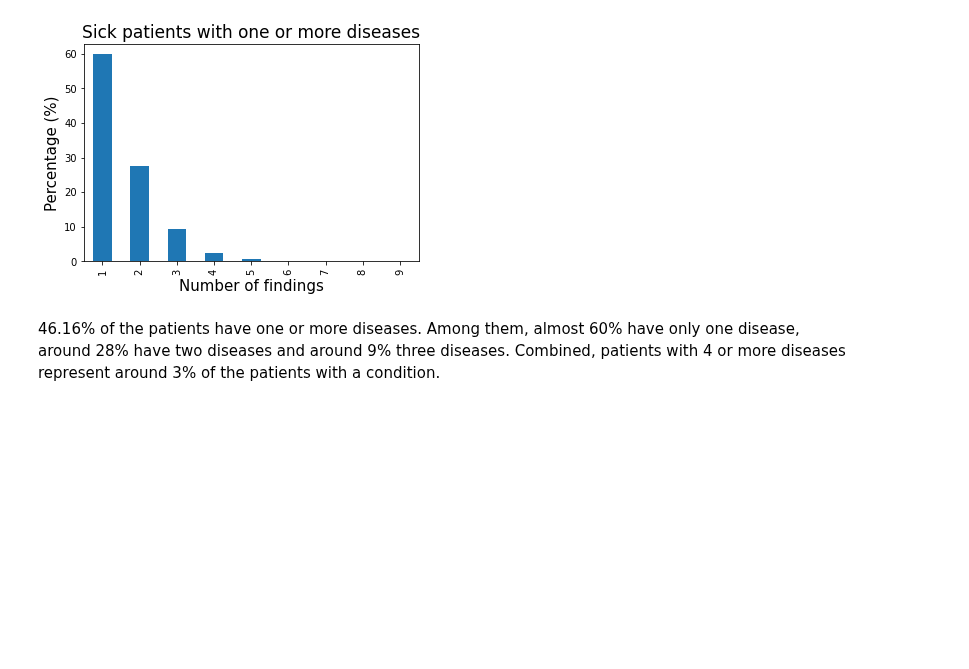
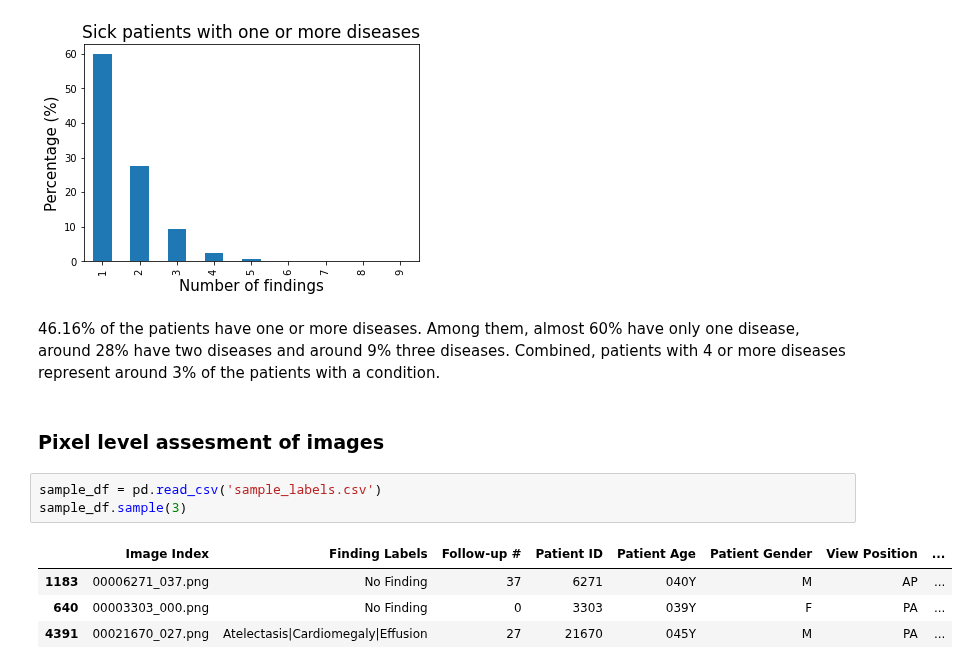
Before and after one commit to pdagger/AI_Healthcare_Projects, a Jupyter notebook: Pneumonia_Detection_Chest_X-Rays/EDA.ipynb, the cells around one changed output. Drawn from its saved outputs; the diff is of its cells as text; blank space fills up the shorter version.

```diff
--- a/Pneumonia_Detection_Chest_X-Rays/EDA.ipynb
+++ b/Pneumonia_Detection_Chest_X-Rays/EDA.ipynb
@@ -290,3 +290,13 @@ dtype: float64
 [figure]
 # %% [markdown]
 46.16% of the patients have one or more diseases. Among them, almost 60% have only one disease, around 28% have two diseases and around 9% three diseases. Combined, patients with 4 or more diseases represent around 3% of the patients with a condition.
+# %% [markdown]
+### Pixel level assesment of images
+# %%
+sample_df = pd.read_csv('sample_labels.csv')
+sample_df.sample(3)
+# %% [output]
+|  | Image Index | Finding Labels | Follow-up # | Patient ID | Patient Age | Patient Gender | View Position | ... |
+| 1183 | 00006271_037.png | No Finding | 37 | 6271 | 040Y | M | AP | ... |
+| 640 | 00003303_000.png | No Finding | 0 | 3303 | 039Y | F | PA | ... |
+| 4391 | 00021670_027.png | Atelectasis|Cardiomegaly|Effusion | 27 | 21670 | 045Y | M | PA | ... |
```
Also changed, not shown: parts of 8 cells of this notebook.
